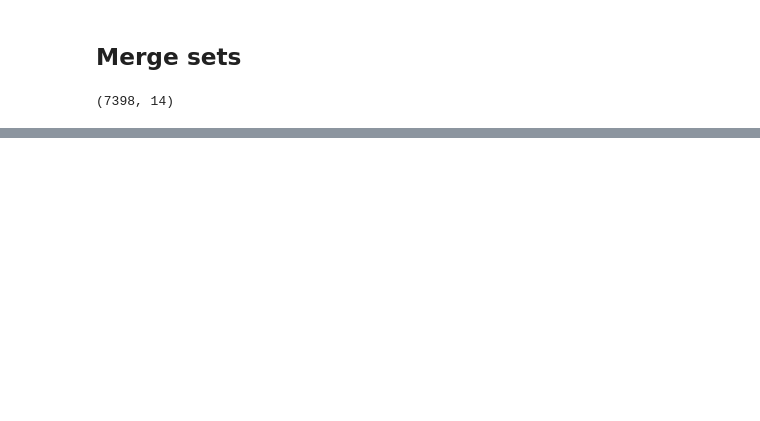
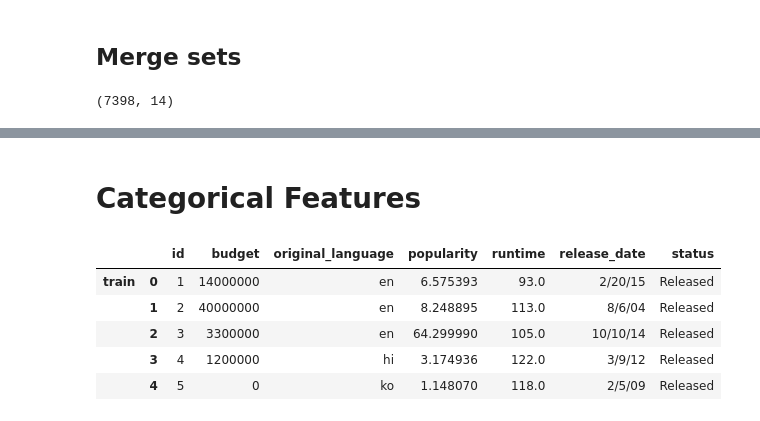
Before and after one commit to JanieTran/Kaggle_Competitions, a Jupyter notebook: TMDBBoxOfficePrediction/TMDBBoxOfficePrediction.ipynb, the cells around one changed output, grey strips where cells are left out. Drawn from its saved outputs; the diff is of its cells as text; code cells hidden in the pictures; blank space fills up the shorter version.

```diff
--- a/TMDBBoxOfficePrediction/TMDBBoxOfficePrediction.ipynb
+++ b/TMDBBoxOfficePrediction/TMDBBoxOfficePrediction.ipynb
@@ -189,3 +211,15 @@ df_full.head()
 |  | 2 | 3 | 3300000 | [{'id': 18, 'name': 'Drama'}] | en | 64.299990 | [{'name': 'Bold Films', 'id': 226... | ... |
 |  | 3 | 4 | 1200000 | [{'id': 53, 'name': 'Thriller'}, ... | hi | 3.174936 | [] | ... |
 |  | 4 | 5 | 0 | [{'id': 28, 'name': 'Action'}, {'... | ko | 1.148070 | [] | ... |
+# %% [markdown]
+# Categorical Features
+# %%
+df_features = df_full[['id', 'budget', 'original_language', 'popularity', 'runtime', 'release_date', 'status']]
+df_features.head()
+# %% [output]
+|  |  | id | budget | original_language | popularity | runtime | release_date | status |
+| train | 0 | 1 | 14000000 | en | 6.575393 | 93.0 | 2/20/15 | Released |
+|  | 1 | 2 | 40000000 | en | 8.248895 | 113.0 | 8/6/04 | Released |
+|  | 2 | 3 | 3300000 | en | 64.299990 | 105.0 | 10/10/14 | Released |
+|  | 3 | 4 | 1200000 | hi | 3.174936 | 122.0 | 3/9/12 | Released |
+|  | 4 | 5 | 0 | ko | 1.148070 | 118.0 | 2/5/09 | Released |
```
Also changed, not shown: parts of 16 cells of this notebook, 1 other file.
